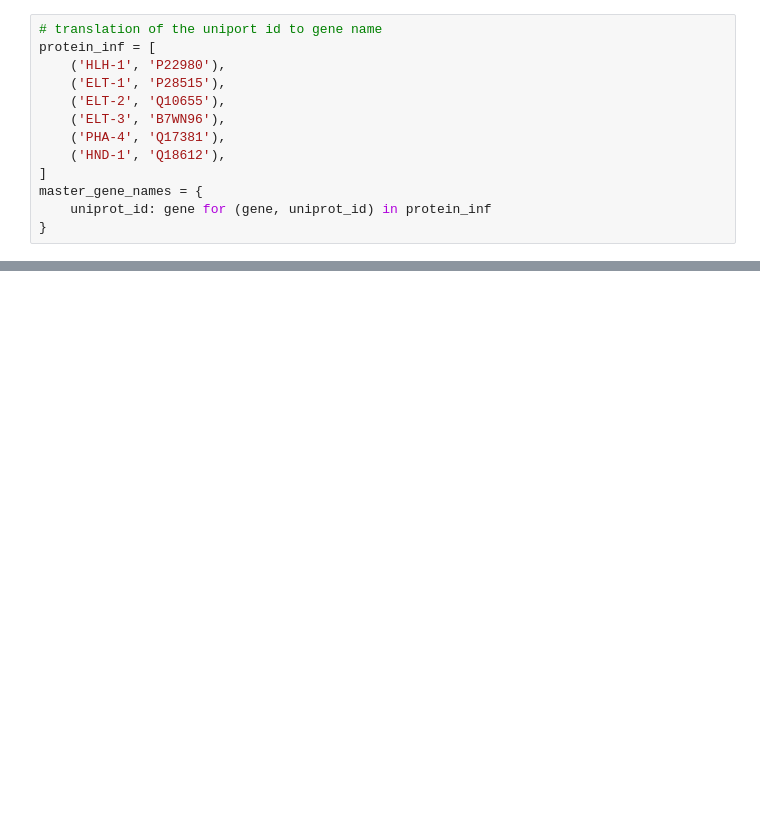
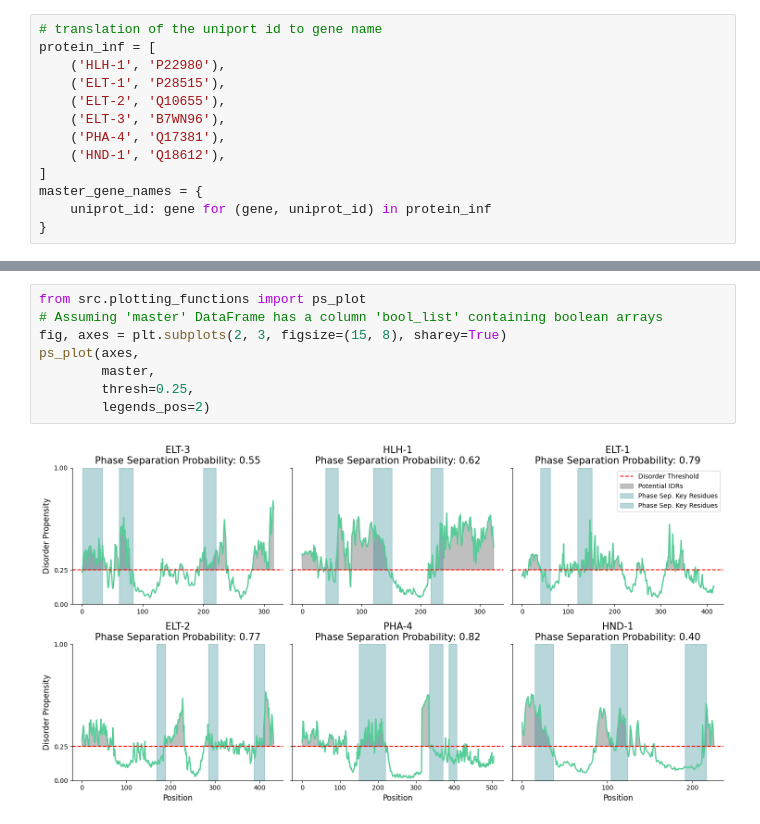
Before and after one commit to gdziubcio/IDR, a Jupyter notebook: analysis_TF.ipynb, the cells around one changed output, grey strips where cells are left out. Cells and saved outputs as stored; diff of their text form; blank space fills up the shorter version.

```diff
--- a/analysis_TF.ipynb
+++ b/analysis_TF.ipynb
@@ -85,0 +117,10 @@ parse_protein_data()
+# %%
+from src.plotting_functions import ps_plot
+# Assuming 'master' DataFrame has a column 'bool_list' containing boolean arrays
+fig, axes = plt.subplots(2, 3, figsize=(15, 8), sharey=True)
+ps_plot(axes,
+        master,
+        thresh=0.25,
+        legends_pos=2)
+# %% [output]
+[figure, added]
```
Also changed, not shown: parts of 8 cells of this notebook.
